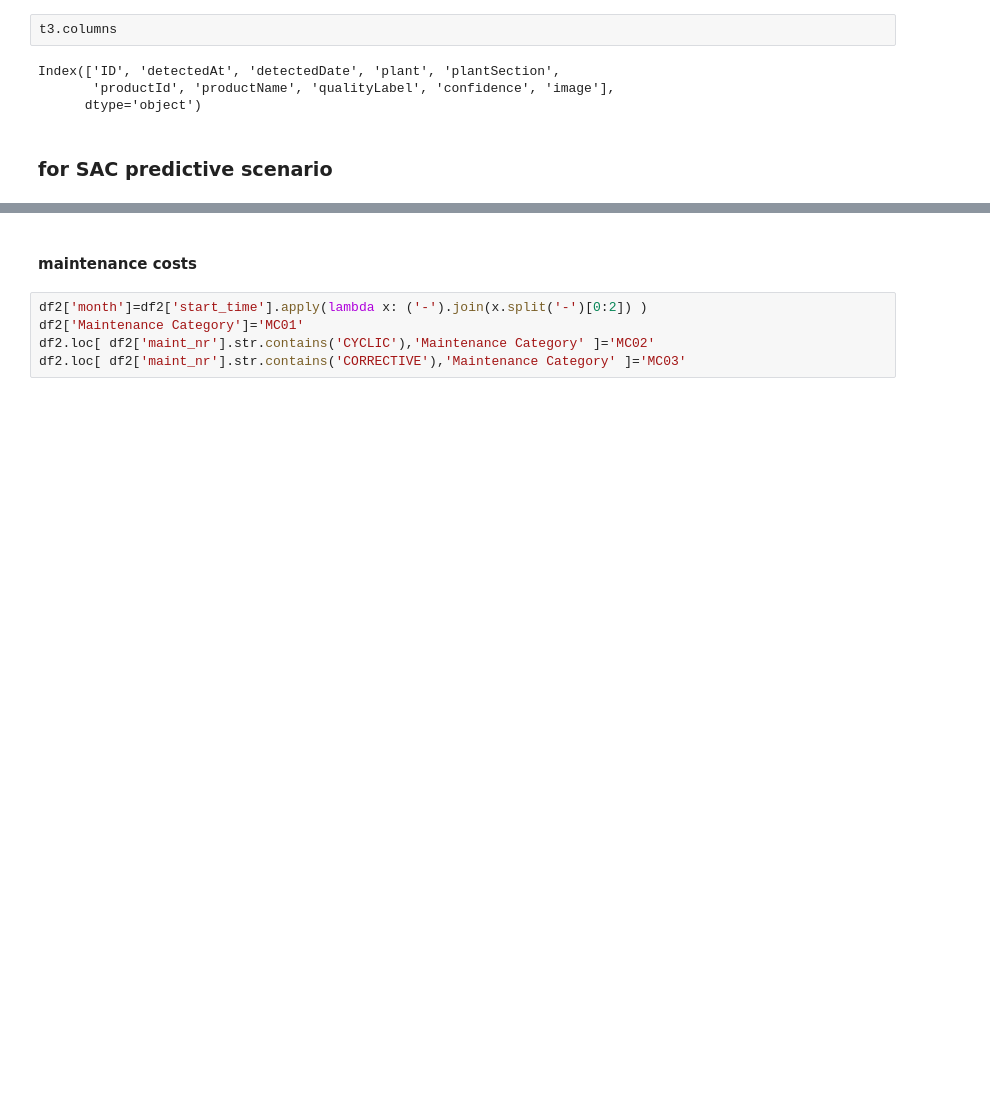
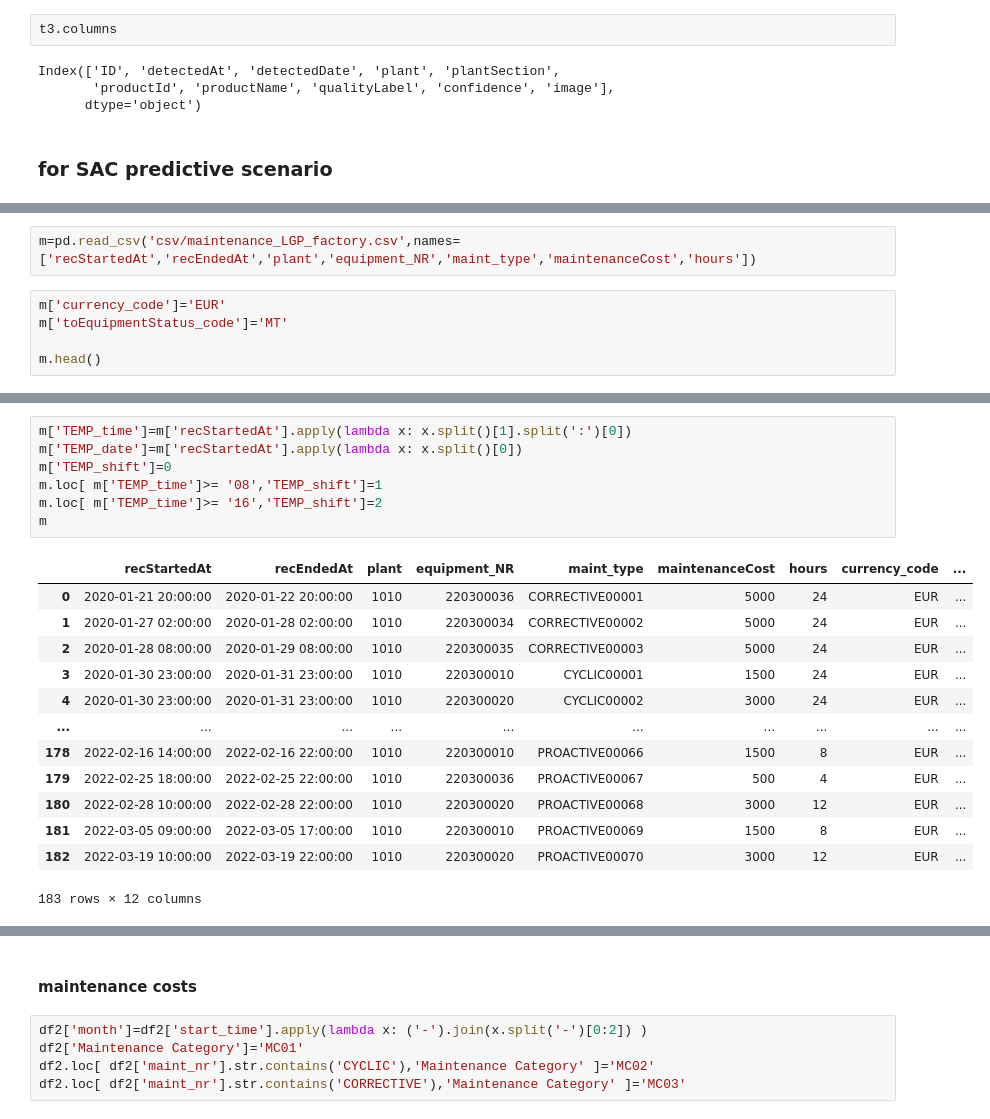
Before and after one commit to SAP-samples/btp-ai-sustainability-bootcamp, a Jupyter notebook: src/data-simulation/app_data_prep.ipynb, the cells around one changed output, grey strips where cells are left out. Cells and saved outputs as stored; diff of their text form; blank space fills up the shorter version.

Commit message:
add maintenance costs

```diff
--- a/src/data-simulation/app_data_prep.ipynb
+++ b/src/data-simulation/app_data_prep.ipynb
@@ -526,0 +528,7 @@ Index(['ID', 'detectedAt', 'detectedDate', 'plant', 'plantSection',
+# %%
+m=pd.read_csv('csv/maintenance_LGP_factory.csv',names=['recStartedAt','recEndedAt','plant','equipment_NR','maint_type','maintenanceCost','hours'])
+# %%
+m['currency_code']='EUR'
+m['toEquipmentStatus_code']='MT'
+
+m.head()
@@ -526,0 +542,21 @@ Index(['ID', 'detectedAt', 'detectedDate', 'plant', 'plantSection',
+# %%
+m['TEMP_time']=m['recStartedAt'].apply(lambda x: x.split()[1].split(':')[0])
+m['TEMP_date']=m['recStartedAt'].apply(lambda x: x.split()[0])
+m['TEMP_shift']=0
+m.loc[ m['TEMP_time']>= '08','TEMP_shift']=1
+m.loc[ m['TEMP_time']>= '16','TEMP_shift']=2
+m
+# %% [output]
+|  | recStartedAt | recEndedAt | plant | equipment_NR | maint_type | maintenanceCost | hours | currency_code | ... |
+| 0 | 2020-01-21 20:00:00 | 2020-01-22 20:00:00 | 1010 | 220300036 | CORRECTIVE00001 | 5000 | 24 | EUR | ... |
+| 1 | 2020-01-27 02:00:00 | 2020-01-28 02:00:00 | 1010 | 220300034 | CORRECTIVE00002 | 5000 | 24 | EUR | ... |
+| 2 | 2020-01-28 08:00:00 | 2020-01-29 08:00:00 | 1010 | 220300035 | CORRECTIVE00003 | 5000 | 24 | EUR | ... |
+| 3 | 2020-01-30 23:00:00 | 2020-01-31 23:00:00 | 1010 | 220300010 | CYCLIC00001 | 1500 | 24 | EUR | ... |
+| 4 | 2020-01-30 23:00:00 | 2020-01-31 23:00:00 | 1010 | 220300020 | CYCLIC00002 | 3000 | 24 | EUR | ... |
+| ... | ... | ... | ... | ... | ... | ... | ... | ... | ... |
+| 178 | 2022-02-16 14:00:00 | 2022-02-16 22:00:00 | 1010 | 220300010 | PROACTIVE00066 | 1500 | 8 | EUR | ... |
+| 179 | 2022-02-25 18:00:00 | 2022-02-25 22:00:00 | 1010 | 220300036 | PROACTIVE00067 | 500 | 4 | EUR | ... |
+| 180 | 2022-02-28 10:00:00 | 2022-02-28 22:00:00 | 1010 | 220300020 | PROACTIVE00068 | 3000 | 12 | EUR | ... |
+| 181 | 2022-03-05 09:00:00 | 2022-03-05 17:00:00 | 1010 | 220300010 | PROACTIVE00069 | 1500 | 8 | EUR | ... |
+| 182 | 2022-03-19 10:00:00 | 2022-03-19 22:00:00 | 1010 | 220300020 | PROACTIVE00070 | 3000 | 12 | EUR | ... |
+183 rows × 12 columns
```
Also changed, not shown: parts of 11 cells of this notebook, 1 other file.
